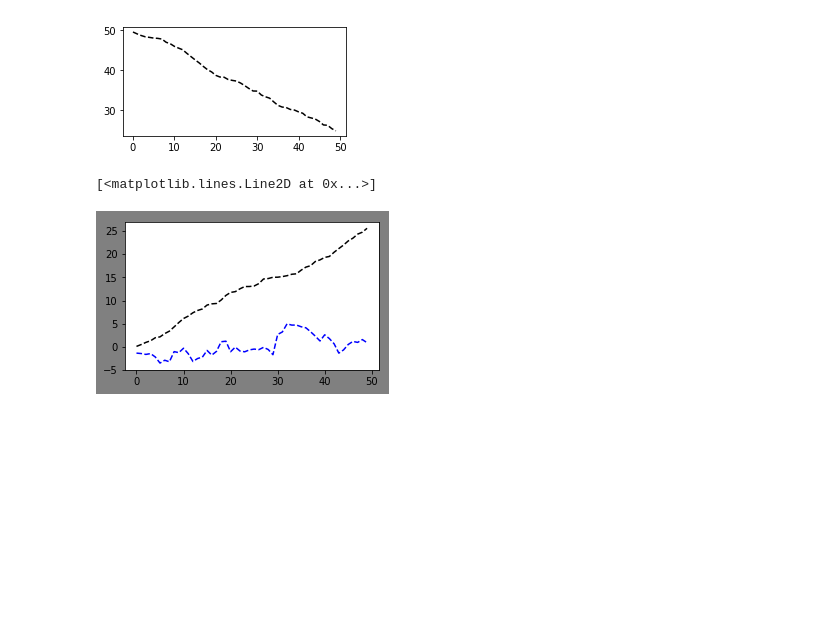
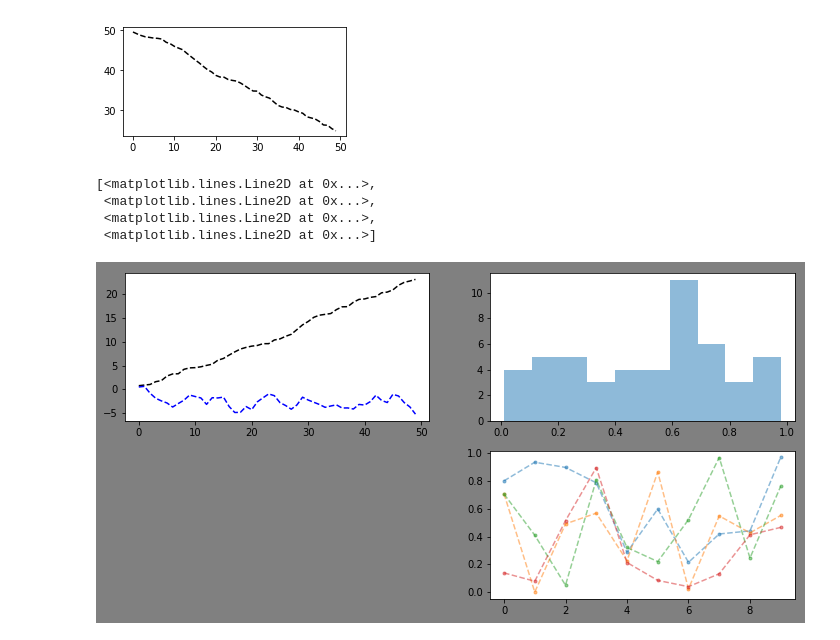
Before and after one commit to Mocha-Pudding/Python-DataAnalysis, a Jupyter notebook: CLASSDATA_Chapter01重点工具：数据解析/CH03图表绘制工具：Matplotlib/【个人笔记2】CH03图表绘制工具：Matplotlib_Part01.ipynb, the cells around one changed output. Saved outputs shown, nothing was run; the diff lists cells and outputs as text; code cells hidden in the pictures; blank space fills up the shorter version.

Commit message:
matplotlib part1 update

```diff
--- a/CLASSDATA_Chapter01重点工具：数据解析/CH03图表绘制工具：Matplotlib/【个人笔记2】CH03图表绘制工具：Matplotlib_Part01.ipynb
+++ b/CLASSDATA_Chapter01重点工具：数据解析/CH03图表绘制工具：Matplotlib/【个人笔记2】CH03图表绘制工具：Matplotlib_Part01.ipynb
@@ -370,21 +370,24 @@ plt.plot(50-np.random.rand(50).cumsum(),'k--')
 # %%
 # 子图创建1 - 先建立子图然后填充图表
 
-fig = plt.figure(figsize=(10,6),facecolor = 'gray')
+fig = plt.figure(figsize=(12,6),facecolor = 'gray')
 
 ax1 = fig.add_subplot(2,2,1)  # 第一行的左图
 plt.plot(np.random.rand(50).cumsum(),'k--')
 plt.plot(np.random.randn(50).cumsum(),'b--')
 # 先创建图表figure，然后生成子图，(2,2,1)代表创建2*2的矩阵表格，然后选择第一个，顺序是从左到右从上到下
 # 创建子图后绘制图表，会绘制到最后一个子图
 
-# ax2 = fig.add_subplot(2,2,2)  # 第一行的右图
-# ax2.hist(np.random.rand(50),alpha=0.5)
+ax2 = fig.add_subplot(2,2,2)  # 第一行的右图
+ax2.hist(np.random.rand(50),alpha=0.5)
 
-# ax4 = fig.add_subplot(2,2,4)  # 第二行的右图
-# df2 = pd.DataFrame(np.random.rand(10, 4), columns=['a', 'b', 'c', 'd'])
-# ax4.plot(df2,alpha=0.5,linestyle='--',marker='.')
-# # 也可以直接在子图后用图表创建函数直接生成图表
+ax4 = fig.add_subplot(2,2,4)  # 第二行的右图
+df2 = pd.DataFrame(np.random.rand(10, 4), columns=['a', 'b', 'c', 'd'])
+ax4.plot(df2,alpha=0.5,linestyle='--',marker='.')
+# 也可以直接在子图后用图表创建函数直接生成图表
 # %% [output]
-[<matplotlib.lines.Line2D at 0x...>]
+[<matplotlib.lines.Line2D at 0x...>,
+ <matplotlib.lines.Line2D at 0x...>,
+ <matplotlib.lines.Line2D at 0x...>,
+ <matplotlib.lines.Line2D at 0x...>]
-[figure, old version]
+[figure, new version]
```
Also changed, not shown: parts of 3 cells of this notebook.
